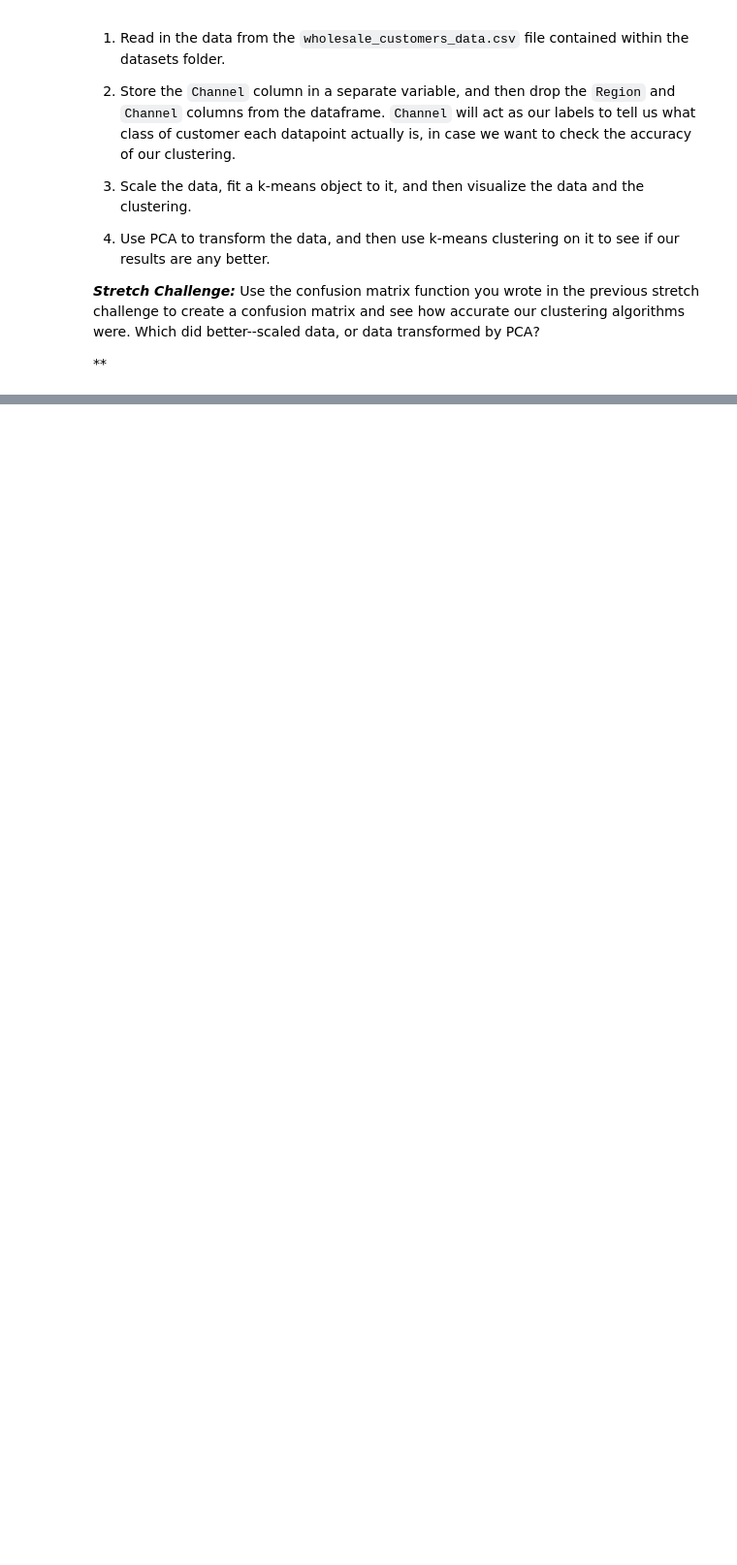
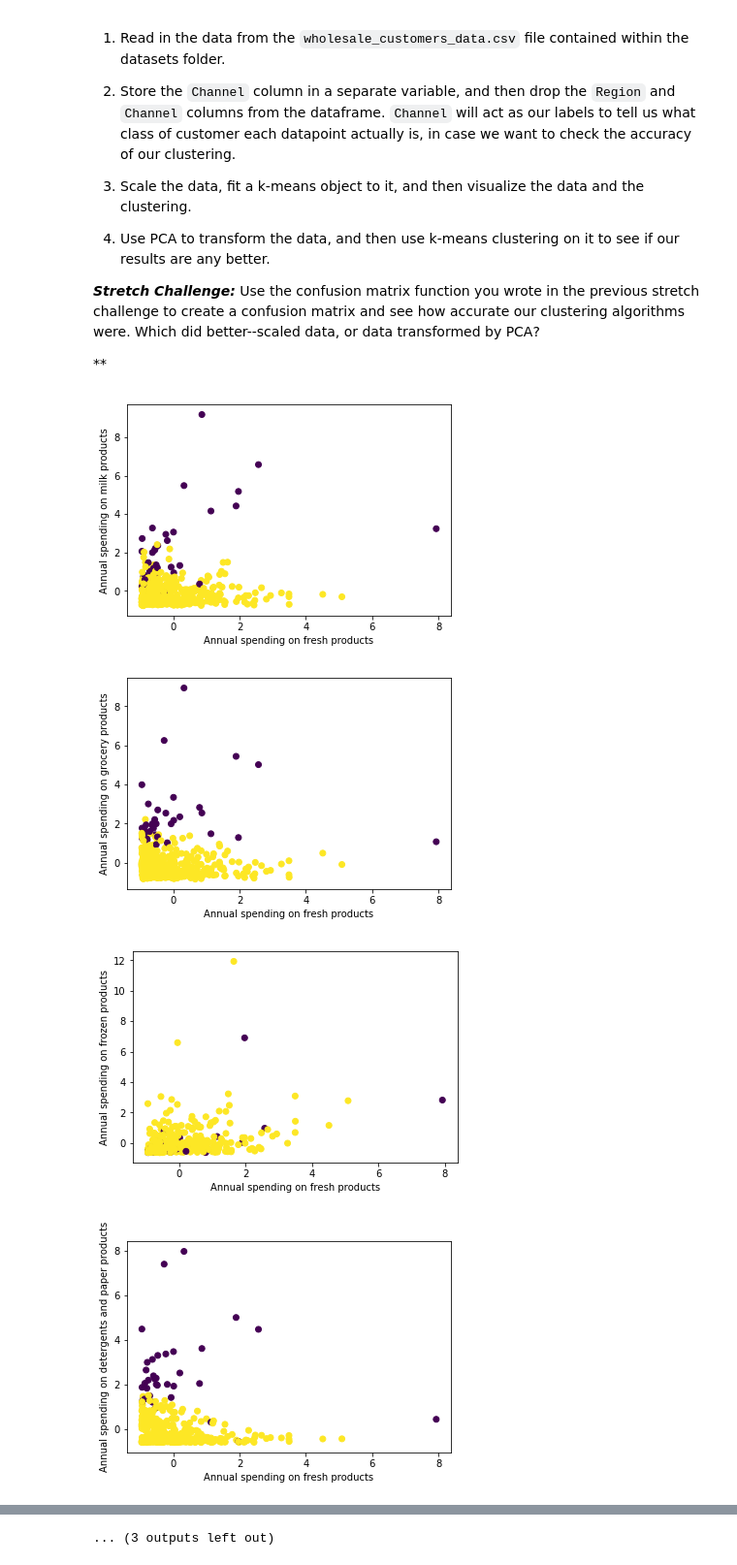
Before and after one commit to Jeffchiucp/MS-Machine-Learning, a Jupyter notebook: 06_K-Means_Clustering.ipynb, the cells around one changed output, grey strips where cells are left out. Shown at 97% size. Saved outputs shown, nothing was run; the diff lists cells and outputs as text; code cells hidden in the pictures; blank space fills up the shorter version.

Commit message:
Clustered then visualized wholesale customer data

```diff
--- a/06_K-Means_Clustering.ipynb
+++ b/06_K-Means_Clustering.ipynb
@@ -196,0 +191,45 @@ channel_labels = None
+# %%
+# The dataset is called 'wholesale_customers_data.csv', and can be found in the 'datasets' folder
+customers_df = pd.read_csv('datasets/wholesale_customers_data.csv')
+channel_labels = customers_df['Channel']
+
+# Drop the Channel and Region Columns
+customers_df = customers_df.drop(['Channel', 'Region'], axis=1)
+
+# Create a new StandardScaler object
+scaler = StandardScaler()
+
+# Fit the scaler to the wholesale customers data
+scaler.fit(customers_df)
+
+# Use scaler.transform() on the wholesale customers data and store the results below
+scaled_data = scaler.transform(customers_df)
+
+# Create a KMeans() object, and set the n_clusters parameter to 2 for both customer types
+k_means = KMeans(n_clusters=2)
+
+# Fit the k_means object to the scaled data, and store the results it returns below
+customer_cluster = k_means.fit(scaled_data)
+
+# Visualize the wholesale customers data clustering
+def customer_pair_graph(feature_one, feature_two, data, cluster):
+    # feature_one is the index of the wholesale customers feature that will be on the x-axis
+    # feature_two is the index of the wholesale customers feature that will be on the y-axis
+    plt.figure('2 Cluster K-Means')
+    plt.scatter(x=data[:, feature_one], y=data[:, feature_two], c=cluster.labels_)
+
+    labels = ['fresh products', 'milk products', 'grocery products', 'frozen products',
+              'detergents and paper products', 'delicatessen products']
+    plt.xlabel('Annual spending on ' + labels[feature_one])
+    plt.ylabel('Annual spending on ' + labels[feature_two])
+
+for first_feature in range(6):
+    for second_feature in range(first_feature, 6):
+        if first_feature != second_feature:
+            customer_pair_graph(first_feature, second_feature, scaled_data, customer_cluster)
+            plt.show()
+# %% [output]
+[figure, added]
+[figure, added]
+[figure, added]
+[figure, added]
@@ -196,0 +244 @@ channel_labels = None
+... (3 outputs left out)
```
Also changed, not shown: parts of 4 cells of this notebook.
